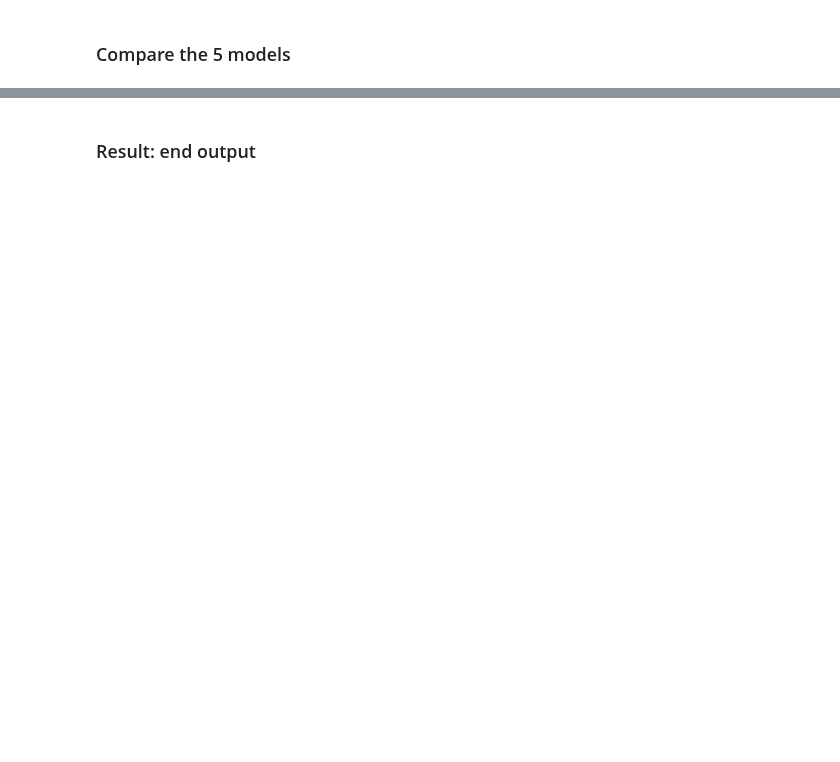
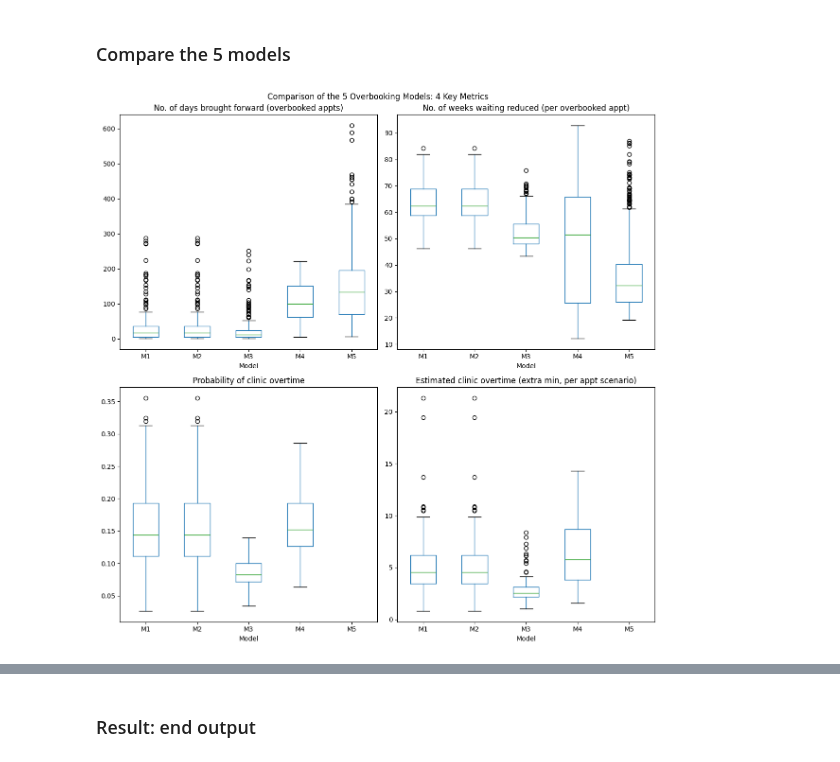
Before and after one commit to hallucinojenlee/hds_dna, a Jupyter notebook: scripts/overbooking_model.ipynb, the cells around one changed output, grey strips where cells are left out. Cells and saved outputs as stored; diff of their text form; code cells hidden in the pictures; blank space fills up the shorter version.

```diff
--- a/scripts/overbooking_model.ipynb
+++ b/scripts/overbooking_model.ipynb
@@ -1324,40 +1405,51 @@ Index: []
 # %% [markdown]
 ### Compare the 5 models
 # %%
+# Convert V5_rescheduled_df to a DF
+V5_rescheduled_df = pd.DataFrame(V5_rescheduled_df)
+
 # Combine the data into one dataframe with an additional column to differentiate them
-overbooked_df['Model'] = 'V1'
-overbooked_df_V2['Model'] = 'V2'
-overbooked_df_V3['Model'] = 'V3'
-overbooked_df_V4['Model'] = 'V4'
+overbooked_df['Model'] = 'M1'
+overbooked_df_V2['Model'] = 'M2'
+overbooked_df_V3['Model'] = 'M3'
+overbooked_df_V4['Model'] = 'M4'
+V5_rescheduled_df['Model'] = 'M5'
 
 columns_to_keep = ["time_gap_days", "joint_probability", "clinic_overtime", "weekswaiting_reduction", "Model"]
-combined_df = pd.concat([overbooked_df[columns_to_keep], overbooked_df_V2[columns_to_keep], overbooked_df_V3[columns_to_keep], overbooked_df_V4[columns_to_keep]])
+combined_df = pd.concat([overbooked_df[columns_to_keep],
+                         overbooked_df_V2[columns_to_keep],
+                         overbooked_df_V3[columns_to_keep],
+                         overbooked_df_V4[columns_to_keep],
+                         V5_rescheduled_df[["time_gap_days", "weekswaiting_reduction", "Model"]]])
 
 # Create the subplots
 fig, axs = plt.subplots(nrows=2, ncols=2, figsize=(12, 12))
 
 # Plot the combined boxplots on one of the subplots (e.g., top-right subplot which is axs[0, 1])
+# Number of days brought forward
 combined_df.boxplot(column="time_gap_days", by="Model", ax=axs[0, 0], grid=False)
 axs[0, 0].set_title("No. of days brought forward (overbooked appts)")
 
+# Weeks waiting reduction boxplot
+combined_df.boxplot(column="weekswaiting_reduction", by="Model", ax=axs[0, 1], grid=False)
+axs[0, 1].set_title("No. of weeks waiting reduced (per overbooked appt)")
+
 # Joint probability boxplot
-combined_df.boxplot(column="joint_probability", by="Model", ax=axs[0, 1], grid=False)
-axs[0, 1].set_title("Probability of clinic overtime")
+combined_df.boxplot(column="joint_probability", by="Model", ax=axs[1, 0], grid=False)
+axs[1, 0].set_title("Probability of clinic overtime")
 
 # Clinic overtime boxplot
-combined_df.boxplot(column="clinic_overtime", by="Model", ax=axs[1, 0], grid=False)
-axs[1, 0].set_title("Estimated clinic overtime (extra min, per appt scenario)")
-
-# Weeks waiting reduction boxplot
-combined_df.boxplot(column="weekswaiting_reduction", by="Model", ax=axs[1, 1], grid=False)
-axs[1, 1].set_title("No. of weeks waiting reduced (per overbooked appt)")
+combined_df.boxplot(column="clinic_overtime", by="Model", ax=axs[1, 1], grid=False)
+axs[1, 1].set_title("Estimated clinic overtime (extra min, per appt scenario)")
 
 # Adjust layout for better spacing
 plt.suptitle('Comparison of the 5 Overbooking Models: 4 Key Metrics')
 plt.tight_layout()
 
 # Show plot
 plt.show()
+# %% [output]
+[figure, added]
 # %%
 # Create a dictionary with comparison metrics for the 4 models
 compare_model = {
```
Also changed, not shown: parts of 7 cells of this notebook.
